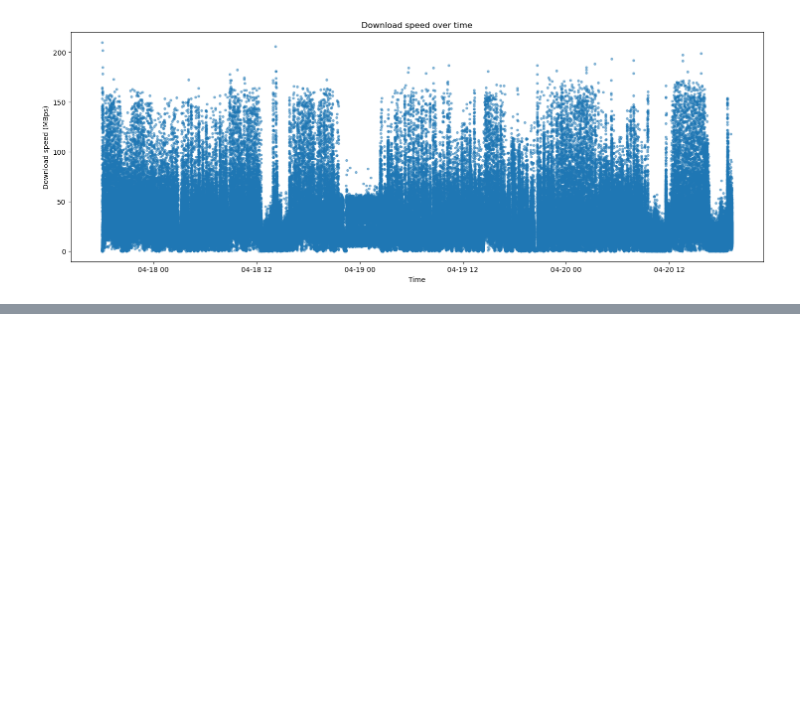
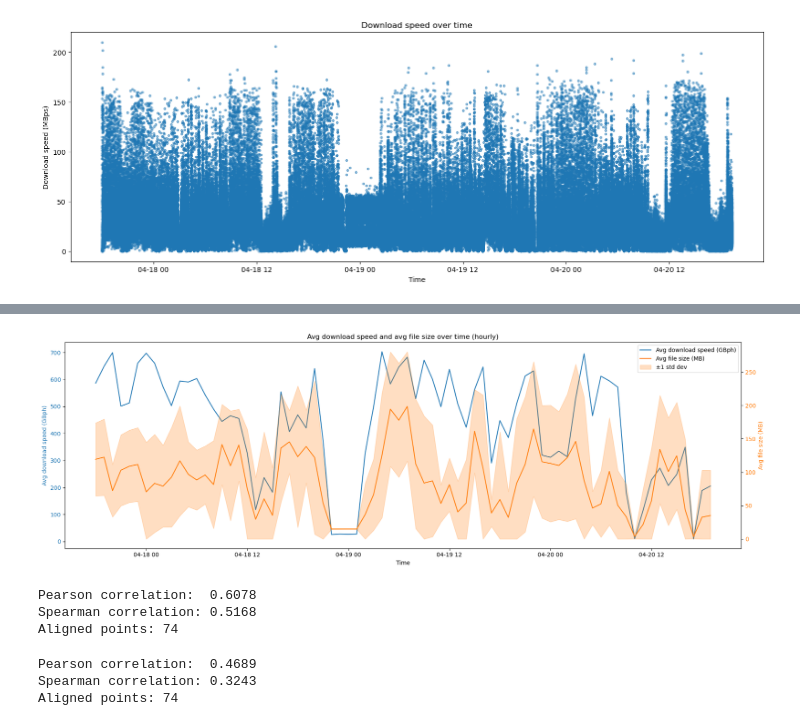
Before and after one commit to FZU-AV-CR/Repo-Tools, a Jupyter notebook: download/delphi/stats.ipynb, the cells around one changed output, grey strips where cells are left out. Cells and saved outputs as stored; diff of their text form; code cells hidden in the pictures; blank space fills up the shorter version.

```diff
--- a/download/delphi/stats.ipynb
+++ b/download/delphi/stats.ipynb
@@ -311,0 +295,71 @@ Hour 13: 898.924 GB, files: 19053
+# %%
+# Combine avg download speed (hourly) and avg file size (hourly)
+
+# resampled: hourly total bytes (from your speed section)
+# hourly: hourly mean/var bytes (from your avg file size section)
+
+speed_gbph = resampled / (1024**3)  # GB per hour
+mean_mb = hourly['mean'] / (1024**2)
+std_mb = np.sqrt(hourly['var'].fillna(0)) / (1024**2)
+
+fig, ax1 = plt.subplots(figsize=(18, 6))
+
+# Avg download speed (left axis)
+ax1.plot(speed_gbph.index, speed_gbph.values, color='tab:blue', label='Avg download speed (GBph)')
+ax1.set_xlabel('Time')
+ax1.set_ylabel('Avg download speed (GBph)', color='tab:blue')
+ax1.tick_params(axis='y', labelcolor='tab:blue')
+
+# Avg file size with variance (right axis)
+ax2 = ax1.twinx()
+ax2.plot(mean_mb.index, mean_mb.values, color='tab:orange', label='Avg file size (MB)')
+ax2.fill_between(mean_mb.index, (mean_mb - std_mb).clip(lower=0), mean_mb + std_mb,
+                 alpha=0.25, color='tab:orange', label='±1 std dev')
+ax2.set_ylabel('Avg file size (MB)', color='tab:orange')
+ax2.tick_params(axis='y', labelcolor='tab:orange')
+
+# Combined legend
+lines1, labels1 = ax1.get_legend_handles_labels()
+lines2, labels2 = ax2.get_legend_handles_labels()
+ax1.legend(lines1 + lines2, labels1 + labels2, loc='upper right')
+
+plt.title('Avg download speed and avg file size over time (hourly)')
+plt.tight_layout()
+plt.show()
+# %% [output]
+[figure, added]
+# %%
+# Align hourly avg speed and hourly avg file size, then compute correlation
+speed_gbph = (resampled / (1024**3)).rename('avg_speed_gbph')
+avg_size_mb = (hourly['mean'] / (1024**2)).rename('avg_size_mb')
+
+aligned = pd.concat([speed_gbph, avg_size_mb], axis=1).dropna()
+
+pearson_corr = aligned['avg_speed_gbph'].corr(aligned['avg_size_mb'], method='pearson')
+spearman_corr = aligned['avg_speed_gbph'].corr(aligned['avg_size_mb'], method='spearman')
+
+print(f"Pearson correlation:  {pearson_corr:.4f}")
+print(f"Spearman correlation: {spearman_corr:.4f}")
+print(f"Aligned points: {len(aligned)}")
+# %% [output]
+Pearson correlation:  0.6078
+Spearman correlation: 0.5168
+Aligned points: 74
+# %%
+# Correlation between download speed and file size deviation (hourly std dev)
+
+speed_gbph = (resampled / (1024**3)).rename('avg_speed_gbph')
+size_std_mb = (np.sqrt(hourly['var'].fillna(0)) / (1024**2)).rename('size_std_mb')
+
+aligned = pd.concat([speed_gbph, size_std_mb], axis=1).dropna()
+
+pearson_corr = aligned['avg_speed_gbph'].corr(aligned['size_std_mb'], method='pearson')
+spearman_corr = aligned['avg_speed_gbph'].corr(aligned['size_std_mb'], method='spearman')
+
+print(f"Pearson correlation:  {pearson_corr:.4f}")
+print(f"Spearman correlation: {spearman_corr:.4f}")
+print(f"Aligned points: {len(aligned)}")
+# %% [output]
+Pearson correlation:  0.4689
+Spearman correlation: 0.3243
+Aligned points: 74
```
Also changed, not shown: parts of 10 cells of this notebook, 4 other files.
